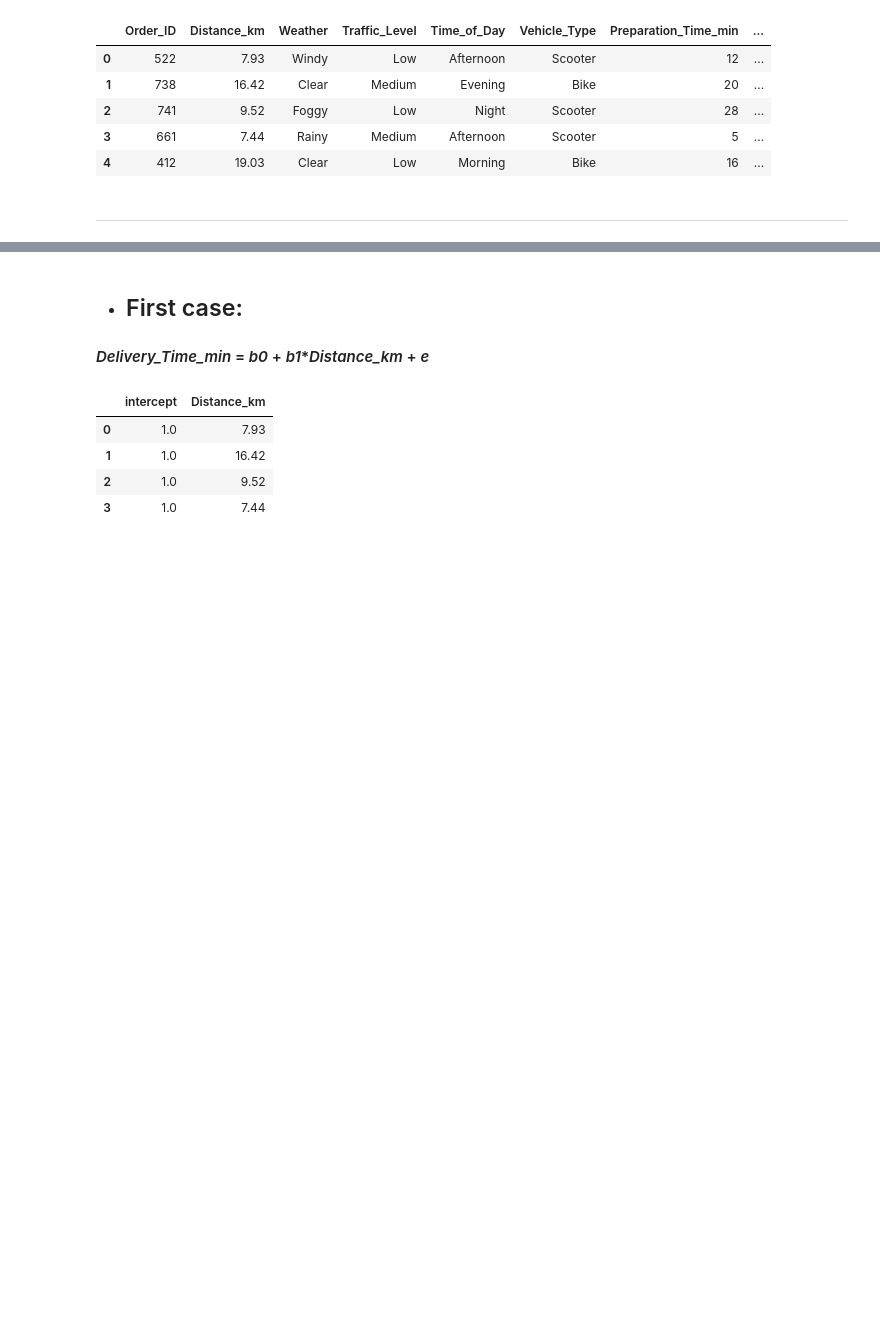
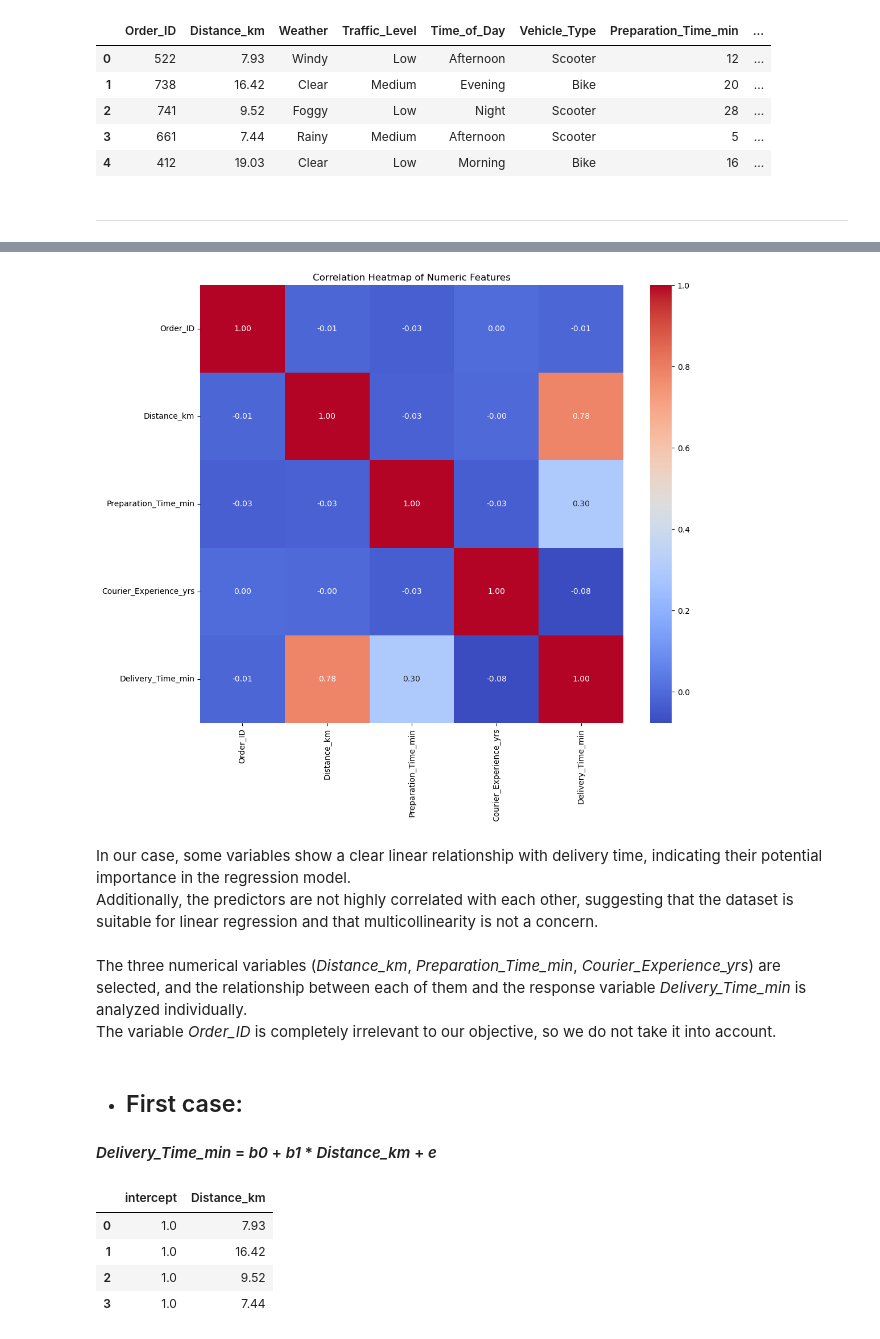
Before and after one commit to DanieleGotti/Food_Delivery_Time_Prediction, a Jupyter notebook: Food_delivery_analisis.ipynb, the cells around one changed output, grey strips where cells are left out. Cells and saved outputs as stored; diff of their text form; code cells hidden in the pictures; blank space fills up the shorter version.

Commit message:
Update linear regression

```diff
--- a/Food_delivery_analisis - NUOVO.ipynb
+++ b/Food_delivery_analisis.ipynb
@@ -49,6 +51,23 @@ The three numerical variables (_Distance_km_, _Preparation_Time_min_, _Courier_E
+# %%
+numeric_df = Food.select_dtypes(include=[np.number])
+
+if numeric_df.shape[1] >= 4:
+    plt.figure(figsize=(12, 10))
+    corr = numeric_df.corr()
+    sns.heatmap(corr, annot=True, fmt='.2f', cmap='coolwarm')
+    plt.title('Correlation Heatmap of Numeric Features')
+    plt.show()
+# %% [output]
+[figure, added]
+# %% [markdown]
+In our case, some variables show a clear linear relationship with delivery time, indicating their potential importance in the regression model.
+Additionally, the predictors are not highly correlated with each other, suggesting that the dataset is suitable for linear regression and that multicollinearity is not a concern.
+# %% [markdown]
+The three numerical variables (_Distance_km_, _Preparation_Time_min_, _Courier_Experience_yrs_) are selected, and the relationship between each of them and the response variable _Delivery_Time_min_ is analyzed individually.
+The variable _Order_ID_ is completely irrelevant to our objective, so we do not take it into account.
 # %% [markdown]
 -  ## First case:
-#### _Delivery_Time_min_ = _b0_ + _b1_*_Distance_km_ + _e_
+#### _Delivery_Time_min_ = _b0_ + _b1_ * _Distance_km_ + _e_
 # %%
 X = pd.DataFrame({'intercept': np.ones(Food.shape[0]), 'Distance_km': Food['Distance_km']})
 X[:4]
```
Also changed, not shown: parts of 31 cells of this notebook, 1 other file.
